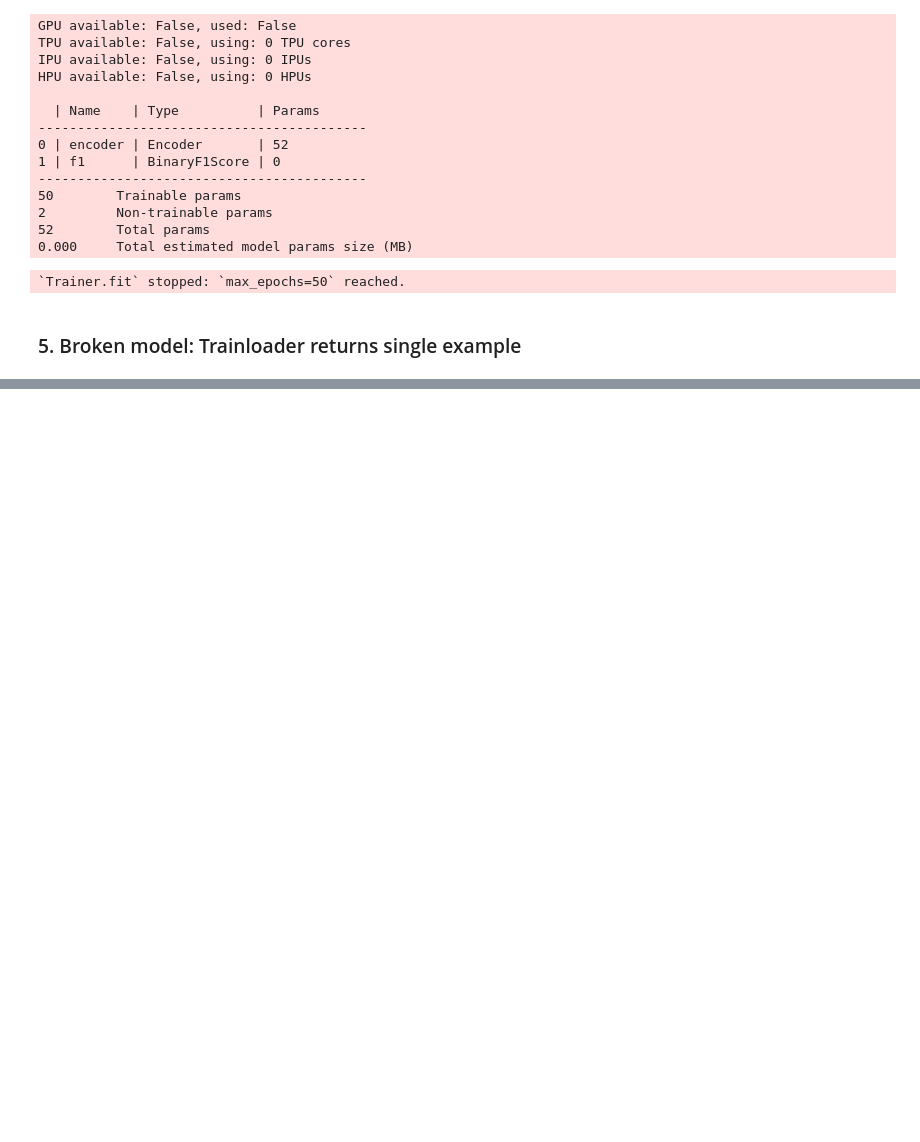
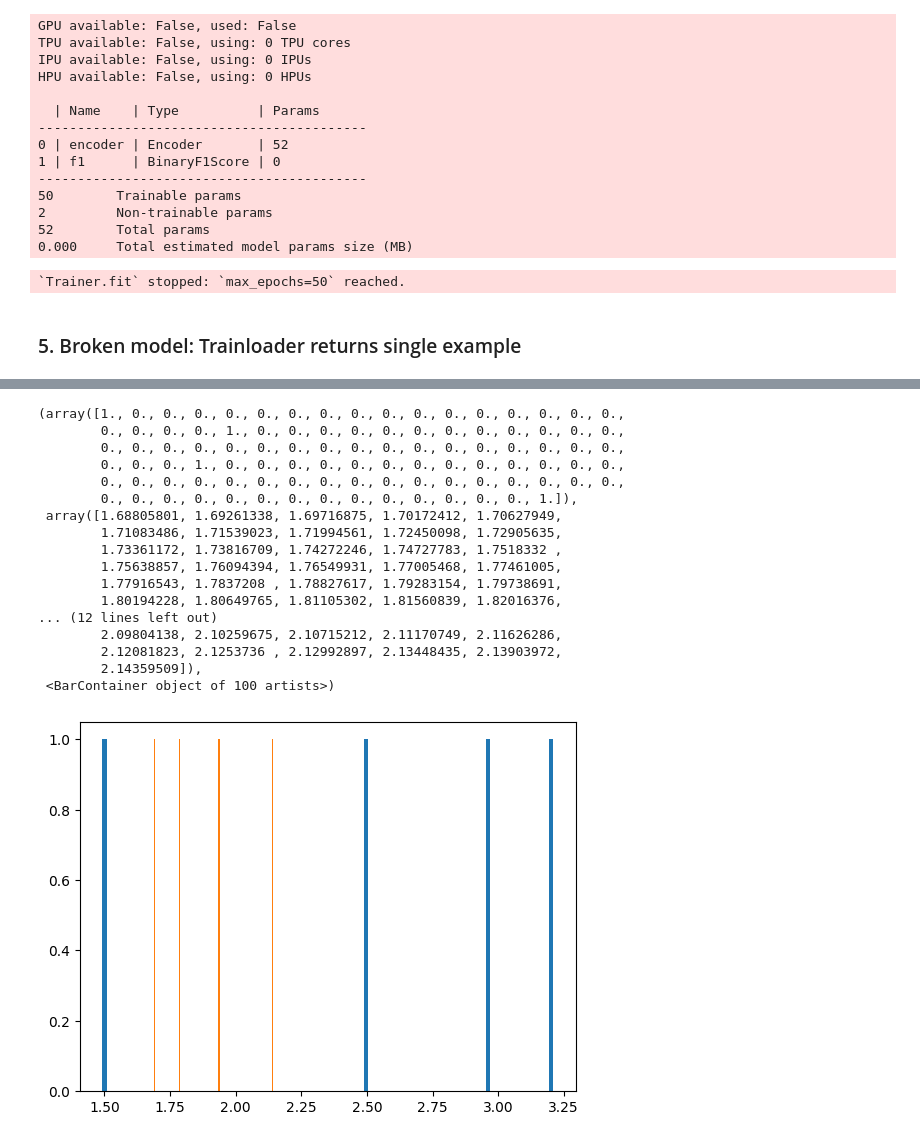
Before and after one commit to clarahoffmann/pycon-2023-honey-i-broke-the-pytorch-model, a Jupyter notebook: pages/torch_examples/broken_models.ipynb, the cells around one changed output, grey strips where cells are left out. Drawn from its saved outputs; the diff is of its cells as text; code cells hidden in the pictures; blank space fills up the shorter version.

```diff
--- a/pages/torch_examples/broken_models.ipynb
+++ b/pages/torch_examples/broken_models.ipynb
@@ -279,0 +346,3 @@ tensor([[0., 1.],
+# %%
+ckpt = torch.load('metrics_csv/circles_dataloader_broken/version_0/checkpoints/epoch=49-step=350-v4.ckpt',map_location=torch.device('cpu') )
+ckpt2 = torch.load('metrics_csv/circles_dataloader_broken/version_0/checkpoints/epoch=49-step=650.ckpt',map_location=torch.device('cpu') )
@@ -279,0 +371,12 @@ tensor([[0., 1.],
+# %%
+#from torch import nn
+watcher = ww.WeightWatcher(model=ckpt['state_dict'])
+results = watcher.analyze()
+summary = watcher.get_summary()
+details = watcher.get_details()
+# %%
+#from torch import nn
+watcher2 = ww.WeightWatcher(model=ckpt2['state_dict'])
+results2 = watcher2.analyze()
+summary2 = watcher2.get_summary()
+details2 = watcher2.get_details()
@@ -279,0 +392,22 @@ tensor([[0., 1.],
+# %%
+plt.hist(details['alpha'], bins = 100)
+plt.hist(details2['alpha'], bins = 100)
+# %% [output]
+(array([1., 0., 0., 0., 0., 0., 0., 0., 0., 0., 0., 0., 0., 0., 0., 0., 0.,
+        0., 0., 0., 0., 1., 0., 0., 0., 0., 0., 0., 0., 0., 0., 0., 0., 0.,
+        0., 0., 0., 0., 0., 0., 0., 0., 0., 0., 0., 0., 0., 0., 0., 0., 0.,
+        0., 0., 0., 1., 0., 0., 0., 0., 0., 0., 0., 0., 0., 0., 0., 0., 0.,
+        0., 0., 0., 0., 0., 0., 0., 0., 0., 0., 0., 0., 0., 0., 0., 0., 0.,
+        0., 0., 0., 0., 0., 0., 0., 0., 0., 0., 0., 0., 0., 0., 1.]),
+ array([1.68805801, 1.69261338, 1.69716875, 1.70172412, 1.70627949,
+        1.71083486, 1.71539023, 1.71994561, 1.72450098, 1.72905635,
+        1.73361172, 1.73816709, 1.74272246, 1.74727783, 1.7518332 ,
+        1.75638857, 1.76094394, 1.76549931, 1.77005468, 1.77461005,
+        1.77916543, 1.7837208 , 1.78827617, 1.79283154, 1.79738691,
+        1.80194228, 1.80649765, 1.81105302, 1.81560839, 1.82016376,
+... (12 lines left out)
+        2.09804138, 2.10259675, 2.10715212, 2.11170749, 2.11626286,
+        2.12081823, 2.1253736 , 2.12992897, 2.13448435, 2.13903972,
+        2.14359509]),
+ <BarContainer object of 100 artists>)
+[figure, added]
```
Also changed, not shown: parts of 30 cells of this notebook, 22 other files.
